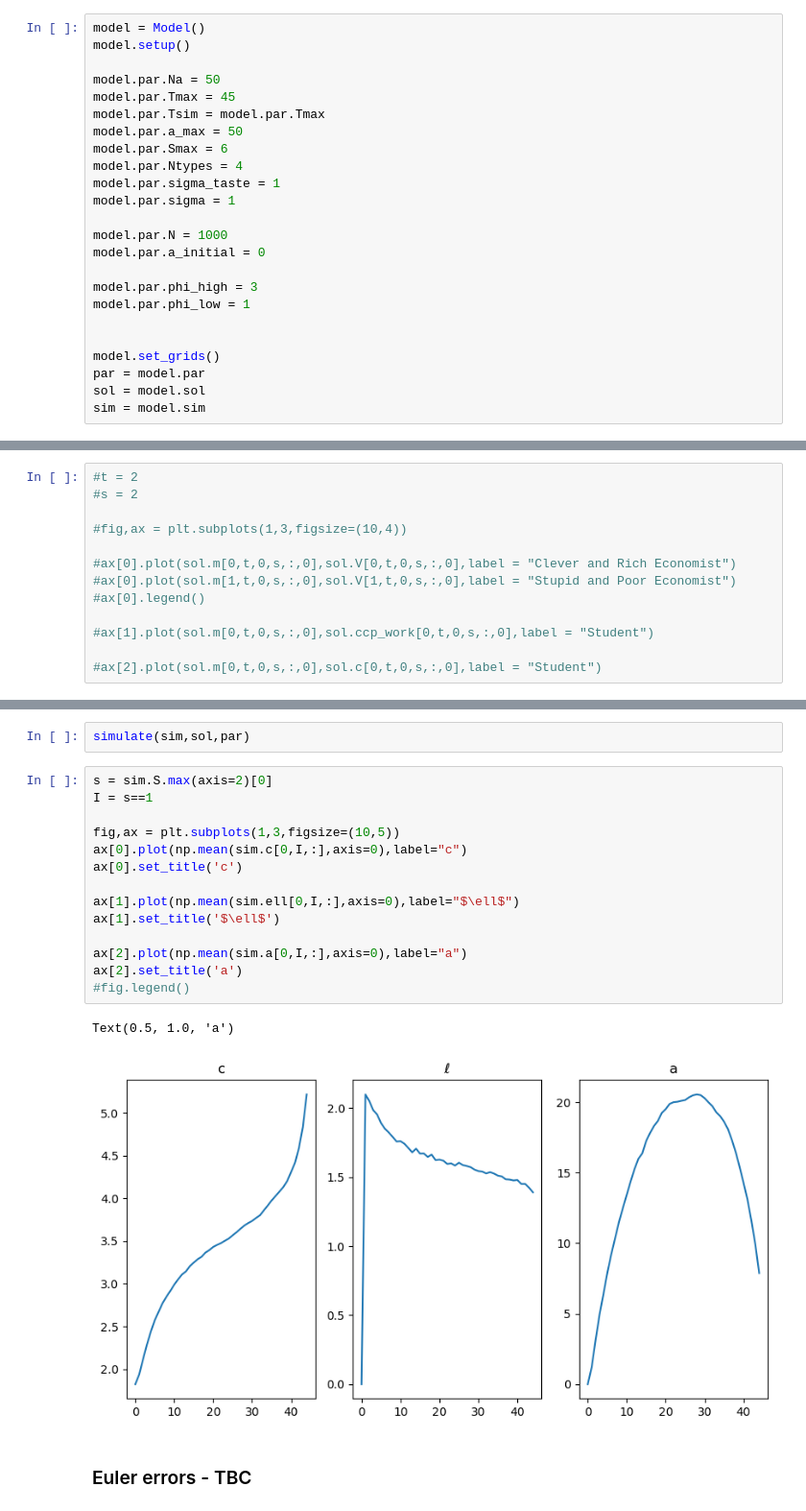
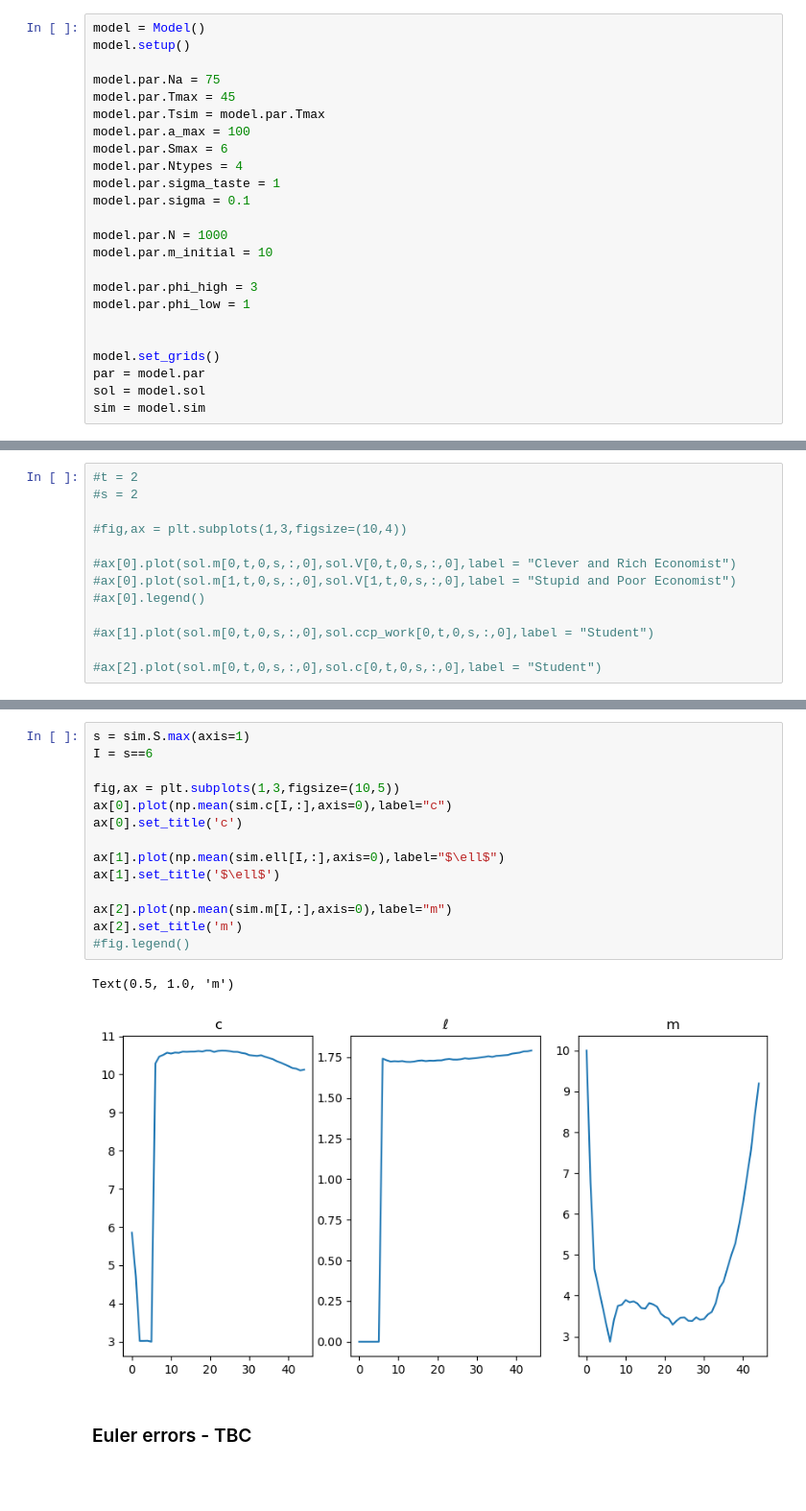
Before and after one commit to ansofol/DP_term_paper, a Jupyter notebook: main_model/test_run.ipynb, the cells around one changed output, grey strips where cells are left out. Shown: that part at 96% size. Cells and saved outputs as stored; diff of their text form; blank space fills up the shorter version.

```diff
--- a/main_model/test_run.ipynb
+++ b/main_model/test_run.ipynb
@@ -24,17 +19,17 @@ The line_profiler extension is already loaded. To reload it, use:
 model = Model()
 model.setup()
 
-model.par.Na = 50
+model.par.Na = 75
 model.par.Tmax = 45
 model.par.Tsim = model.par.Tmax
-model.par.a_max = 50
+model.par.a_max = 100
 model.par.Smax = 6
 model.par.Ntypes = 4
 model.par.sigma_taste = 1
-model.par.sigma = 1
+model.par.sigma = 0.1
 
 model.par.N = 1000
-model.par.a_initial = 0
+model.par.m_initial = 10
 
 model.par.phi_high = 3
 model.par.phi_low = 1
@@ -134,22 +125,20 @@ Text(0.5, 1.0, 'Savings')
-# %%
-simulate(sim,sol,par)
 # %%
-s = sim.S.max(axis=2)[0]
-I = s==1
+s = sim.S.max(axis=1)
+I = s==6
 
 fig,ax = plt.subplots(1,3,figsize=(10,5))
-ax[0].plot(np.mean(sim.c[0,I,:],axis=0),label="c")
+ax[0].plot(np.mean(sim.c[I,:],axis=0),label="c")
 ax[0].set_title('c')
 
-ax[1].plot(np.mean(sim.ell[0,I,:],axis=0),label="$\ell$")
+ax[1].plot(np.mean(sim.ell[I,:],axis=0),label="$\ell$")
 ax[1].set_title('$\ell$')
 
-ax[2].plot(np.mean(sim.a[0,I,:],axis=0),label="a")
-ax[2].set_title('a')
+ax[2].plot(np.mean(sim.m[I,:],axis=0),label="m")
+ax[2].set_title('m')
 #fig.legend()
 # %% [output]
-Text(0.5, 1.0, 'a')
+Text(0.5, 1.0, 'm')
-[figure, old version]
+[figure, new version]
 # %% [markdown]
 ### Euler errors - TBC
 # %%
```
Also changed, not shown: parts of 5 cells of this notebook, 4 other files.
